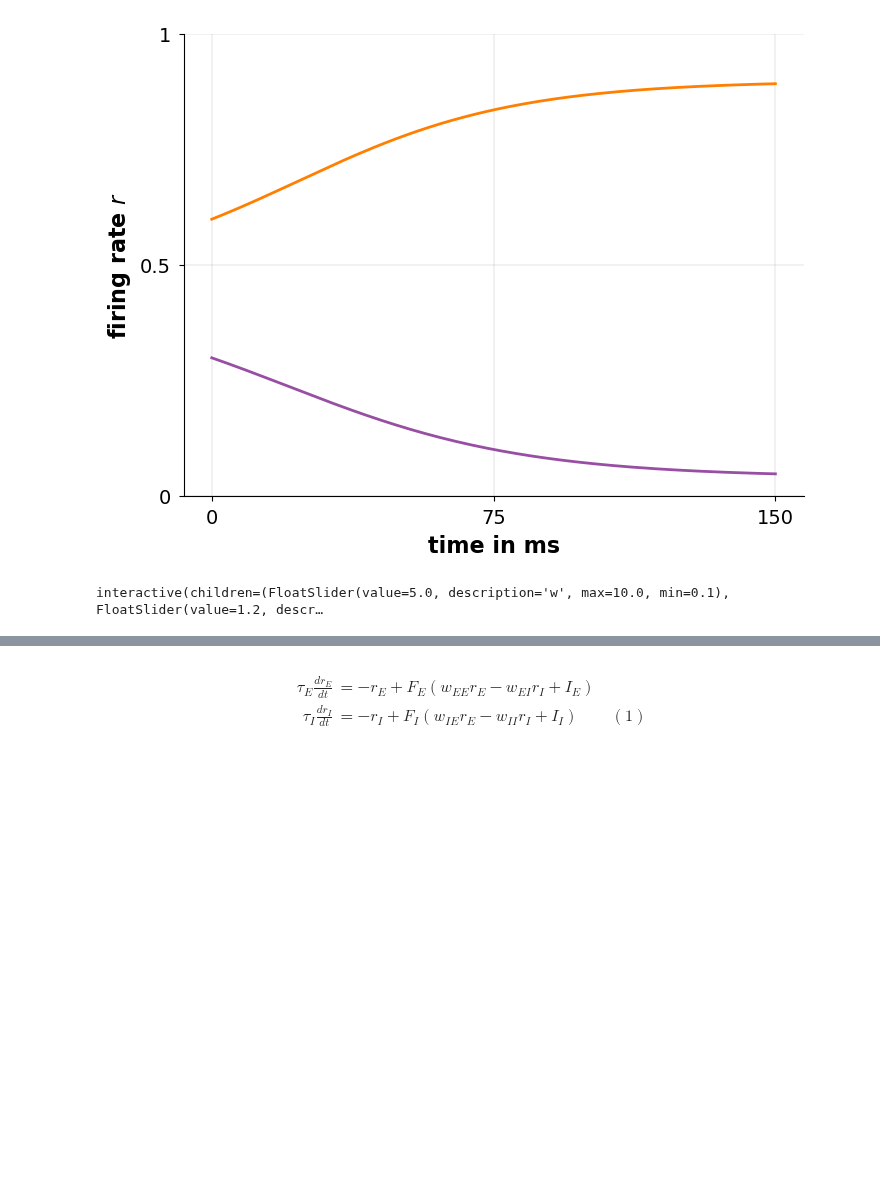
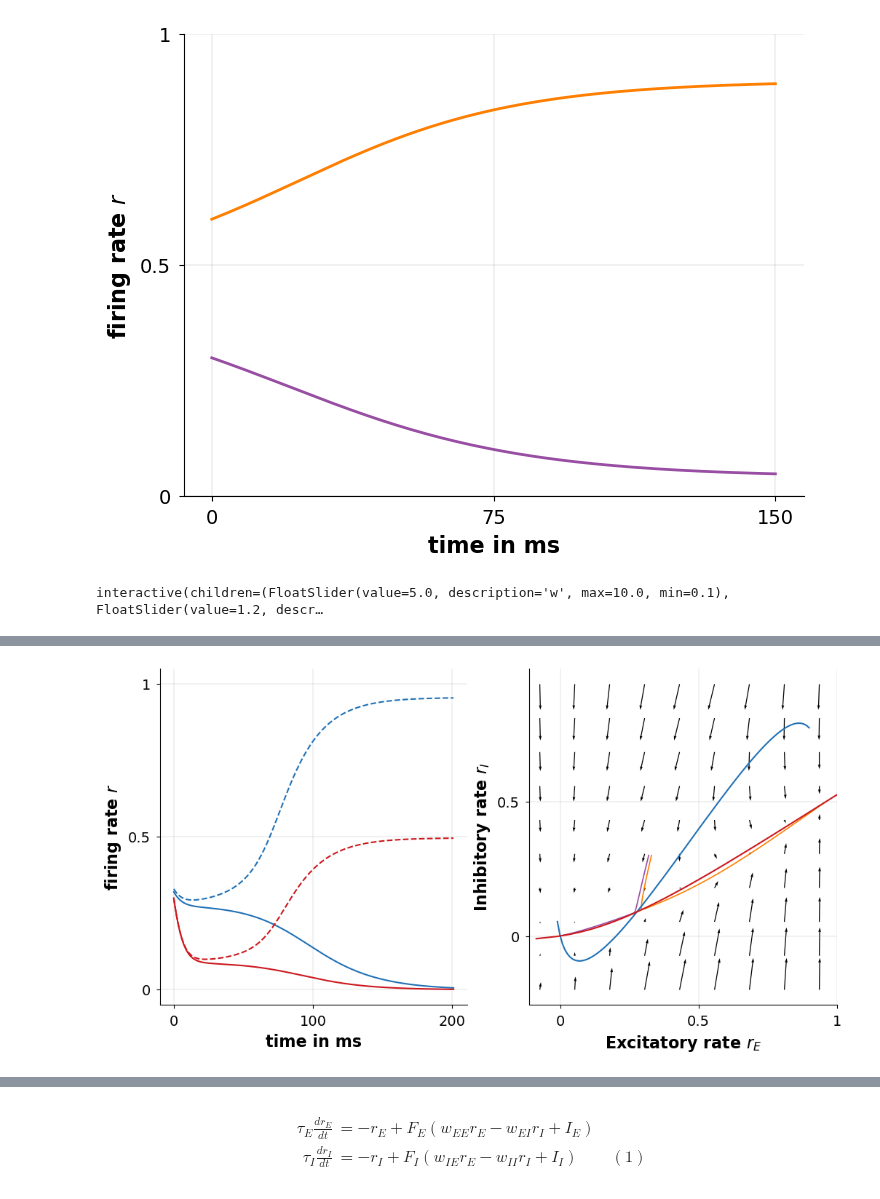
Before and after one commit to comp-neural-circuits/intro-to-comp-neuro, a Jupyter notebook: notebooks/Exc_8/notebook_8.ipynb, the cells around one changed output, grey strips where cells are left out. Drawn from its saved outputs; the diff is of its cells as text; code cells hidden in the pictures; blank space fills up the shorter version.

```diff
--- a/notebooks/Exc_8/notebook_8.ipynb
+++ b/notebooks/Exc_8/notebook_8.ipynb
@@ -449,17 +539,19 @@ example.show_vectors_in_phase_plane(ax=ax)
 # %%
 fig, (ax1,ax2) = plt.subplots(1,2, figsize = (12,6))
 
 lecture_network = EI_network_extended()
 lecture_network.run_simulation(r_E0 = 0.32, r_I0 = 0.3)
 lecture_network.show_sim_results_current_v_time_lecture_plot(linestyle = '-', ax = ax1)
 lecture_network.show_sim_results_phase_plane( color = '#984ea3', ax = ax2)
 
 lecture_network.run_simulation(r_E0 = 0.33, r_I0 = 0.3)
 lecture_network.show_sim_results_current_v_time_lecture_plot(ax = ax1, linestyle = '--')
 lecture_network.show_sim_results_phase_plane(ax = ax2, color = '#ff7f00');
 
-lecture_network.show_nullclines_in_phase_plane(ax=ax2)
+lecture_network.show_nullclines_lecture_plot(ax=ax2)
 lecture_network.show_vectors_in_phase_plane(ax=ax2)
+# %% [output]
+[figure, added]
 # %%
 fig, (ax1,ax2) = plt.subplots(1,2, figsize = (12,6))
 
```
Also changed, not shown: parts of 20 cells of this notebook, 1 other file.
